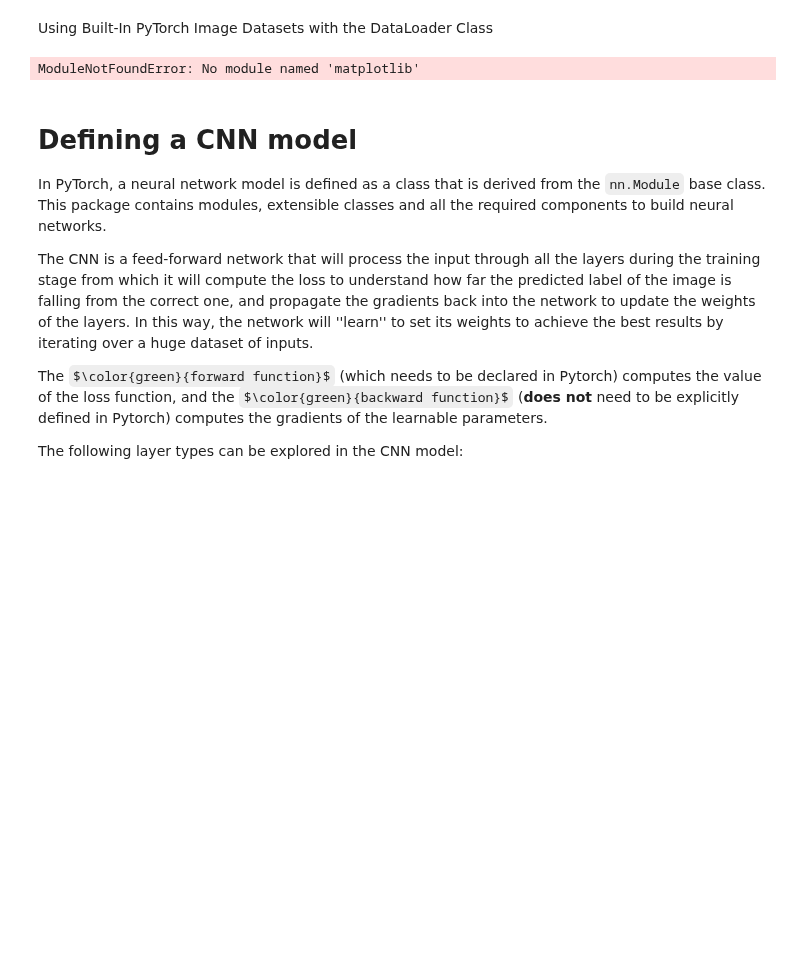
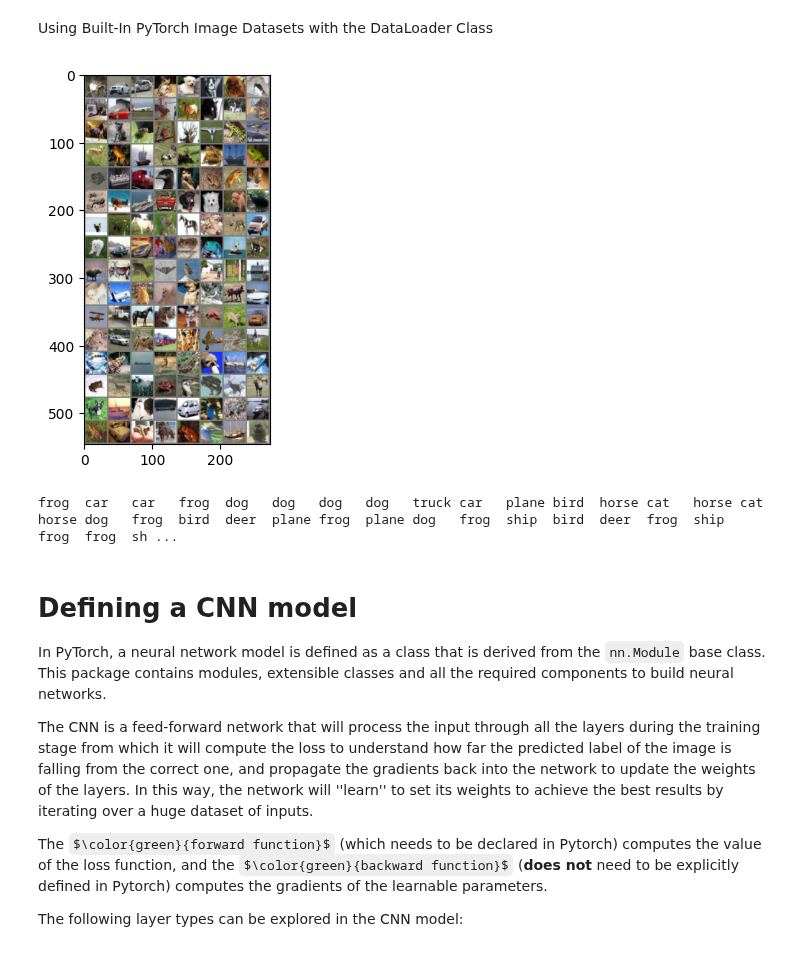
Before and after one commit to martinhofigueiredo/VC, a Jupyter notebook: classes/11_Pytorch_ObjectDetector.ipynb, the cells around one changed output. Drawn from its saved outputs; the diff is of its cells as text; code cells hidden in the pictures; some formulas as TeX source; blank space fills up the shorter version.

```diff
--- a/classes/11_Pytorch_ObjectDetector.ipynb
+++ b/classes/11_Pytorch_ObjectDetector.ipynb
@@ -76,24 +72,25 @@ classes = ('plane', 'car', 'bird', 'cat', 'deer', 'dog', 'frog', 'horse', 'ship'
 # %%
 #Show some of the training images.
 import matplotlib.pyplot as plt
 import numpy as np
 
 def imshow(img):
     img = img / 2 + 0.5     # unnormalize
     npimg = img.numpy()
     plt.imshow(np.transpose(npimg, (1, 2, 0)))
     plt.show()
 
 # get some random training images
 dataiter = iter(trainloader)
-images, labels = dataiter.next()
+images, labels = next(dataiter)
 
 # show images
 imshow(torchvision.utils.make_grid(images))
 
 print(' '.join(f'{classes[j]:5s}' for j in labels))
 # %% [output]
+[figure, added]
-ModuleNotFoundError: No module named 'matplotlib'
+frog  car   car   frog  dog   dog   dog   dog   truck car   plane bird  horse cat   horse cat   horse dog   frog  bird  deer  plane frog  plane dog   frog  ship  bird  deer  frog  ship  frog  frog  sh ...
 # %% [markdown]
 # Defining a CNN model
 
```
Also changed, not shown: parts of 3 cells of this notebook.
